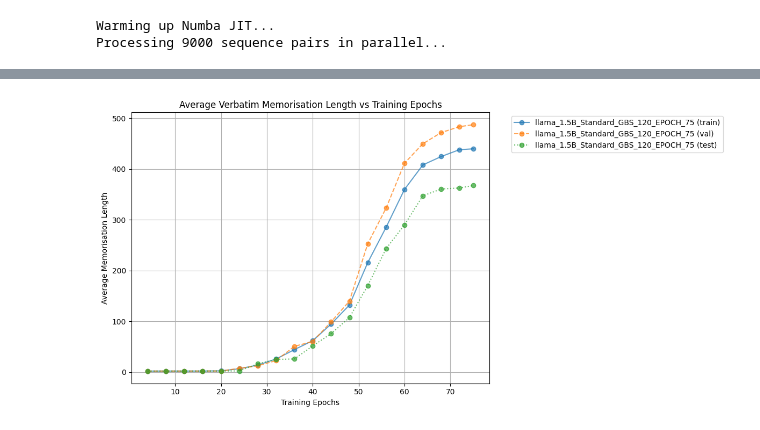
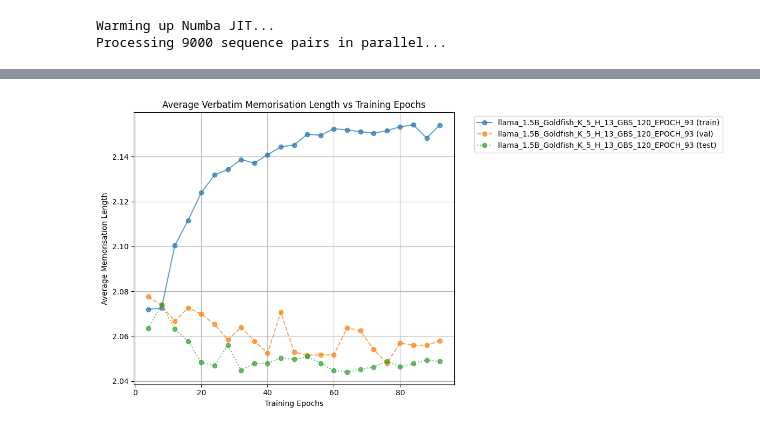
Before and after one commit to Alvorecer721/PDM, a Jupyter notebook: notebooks/eval.ipynb, the cells around one changed output, grey strips where cells are left out. Saved outputs shown, nothing was run; the diff lists cells and outputs as text; code cells hidden in the pictures.

```diff
--- a/notebooks/eval.ipynb
+++ b/notebooks/eval.ipynb
@@ -470,18 +427,18 @@ def plot_comparison(results, include_ckpts=None, include_splits=None, title=None
 # %%
 plot_comparison(
     results=results,
     include_ckpts=[
-        # "llama_1.5B_Goldfish_K_5_H_13_GBS_120_EPOCH_93",
+        "llama_1.5B_Goldfish_K_5_H_13_GBS_120_EPOCH_93",
         # "llama_1.5B_Goldfish_K_10_H_13_GBS_120_EPOCH_83",
         # "llama_1.5B_Goldfish_K_21_H_13_GBS_120_EPOCH_79",
-        "llama_1.5B_Standard_GBS_120_EPOCH_75"
+        # "llama_1.5B_Standard_GBS_120_EPOCH_75"
     ],
     include_splits=[
         'train',
         'val',
         'test'
     ],
     title='Average Verbatim Memorisation Length vs Training Epochs'
 )
 # %% [output]
-[figure, old version]
+[figure, new version]
```
Also changed, not shown: parts of 6 cells of this notebook, 1 other file.
